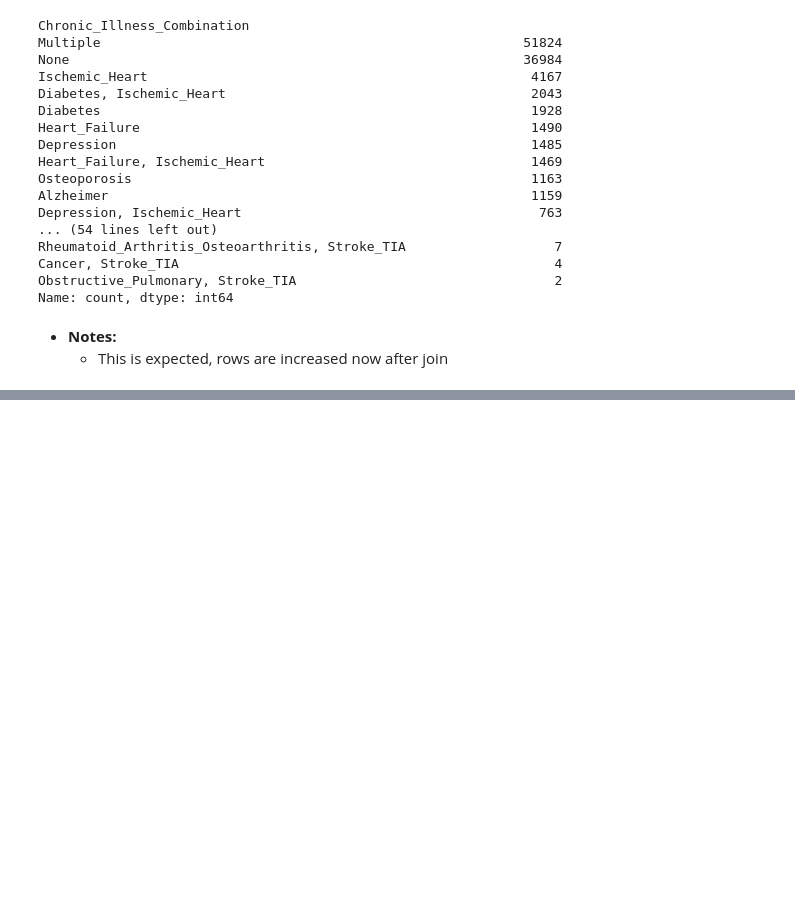
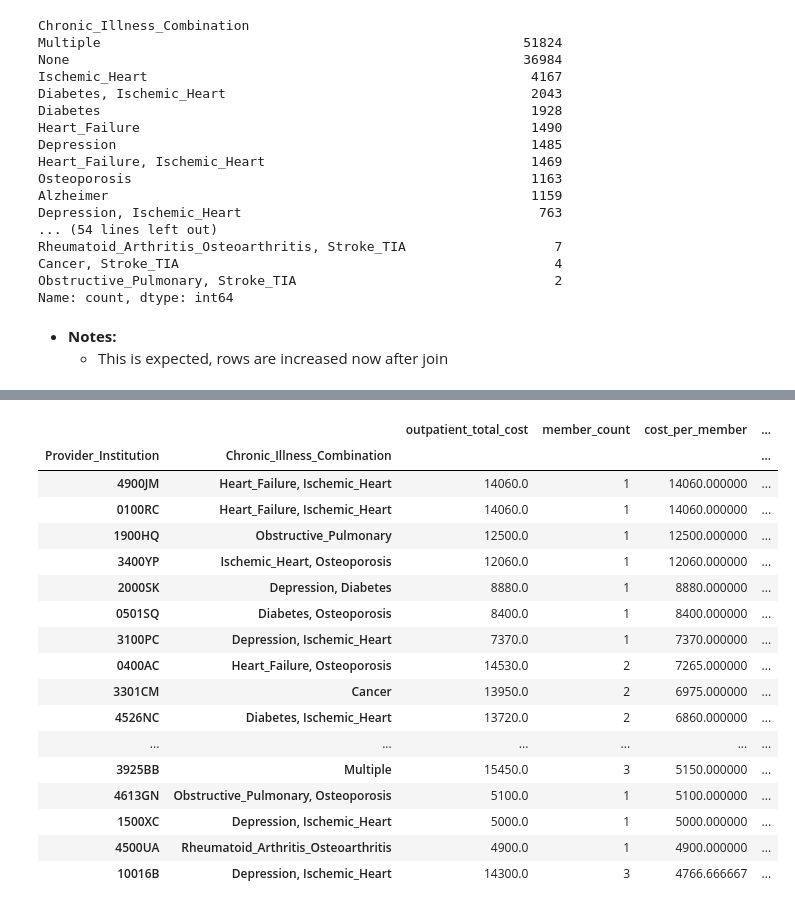
Before and after one commit to rameshs-data/Chronic_Care_Cost_Benchmarking, a Jupyter notebook: notebook/1_EDA.ipynb, the cells around one changed output, grey strips where cells are left out. Saved outputs shown, nothing was run; the diff lists cells and outputs as text; code cells hidden in the pictures; blank space fills up the shorter version.

```diff
--- a/notebook/1_EDA.ipynb
+++ b/notebook/1_EDA.ipynb
@@ -1337,0 +1368,37 @@ KeyboardInterrupt:
+# %%
+# Group by provider institution and chronic illness combination
+provider_costs = combined_df.groupby(['Provider_Institution', 'Chronic_Illness_Combination']).agg(
+    outpatient_total_cost=pd.NamedAgg(column='Total_Claim_Cost', aggfunc='sum'),  # Sum of total claim costs
+    member_count=pd.NamedAgg(column='Beneficiary_ID', aggfunc='count')            # Count members
+)
+
+# Calculate cost per member
+provider_costs['cost_per_member'] = provider_costs['outpatient_total_cost'] / provider_costs['member_count']
+
+# Convert cost per member to thousands (K)
+provider_costs['cost_per_member_k'] = provider_costs['cost_per_member'] / 1000
+
+# Sort by cost per member in descending order
+sorted_provider_costs = provider_costs.sort_values('cost_per_member_k', ascending=False)
+
+# Display the sorted result
+sorted_provider_costs.head(20)
+# %% [output]
+|  |  | outpatient_total_cost | member_count | cost_per_member | ... |
+| Provider_Institution | Chronic_Illness_Combination |  |  |  | ... |
+| 4900JM | Heart_Failure, Ischemic_Heart | 14060.0 | 1 | 14060.000000 | ... |
+| 0100RC | Heart_Failure, Ischemic_Heart | 14060.0 | 1 | 14060.000000 | ... |
+| 1900HQ | Obstructive_Pulmonary | 12500.0 | 1 | 12500.000000 | ... |
+| 3400YP | Ischemic_Heart, Osteoporosis | 12060.0 | 1 | 12060.000000 | ... |
+| 2000SK | Depression, Diabetes | 8880.0 | 1 | 8880.000000 | ... |
+| 0501SQ | Diabetes, Osteoporosis | 8400.0 | 1 | 8400.000000 | ... |
+| 3100PC | Depression, Ischemic_Heart | 7370.0 | 1 | 7370.000000 | ... |
+| 0400AC | Heart_Failure, Osteoporosis | 14530.0 | 2 | 7265.000000 | ... |
+| 3301CM | Cancer | 13950.0 | 2 | 6975.000000 | ... |
+| 4526NC | Diabetes, Ischemic_Heart | 13720.0 | 2 | 6860.000000 | ... |
+| ... | ... | ... | ... | ... | ... |
+| 3925BB | Multiple | 15450.0 | 3 | 5150.000000 | ... |
+| 4613GN | Obstructive_Pulmonary, Osteoporosis | 5100.0 | 1 | 5100.000000 | ... |
+| 1500XC | Depression, Ischemic_Heart | 5000.0 | 1 | 5000.000000 | ... |
+| 4500UA | Rheumatoid_Arthritis_Osteoarthritis | 4900.0 | 1 | 4900.000000 | ... |
+| 10016B | Depression, Ischemic_Heart | 14300.0 | 3 | 4766.666667 | ... |
```
Also changed, not shown: parts of 18 cells of this notebook.
